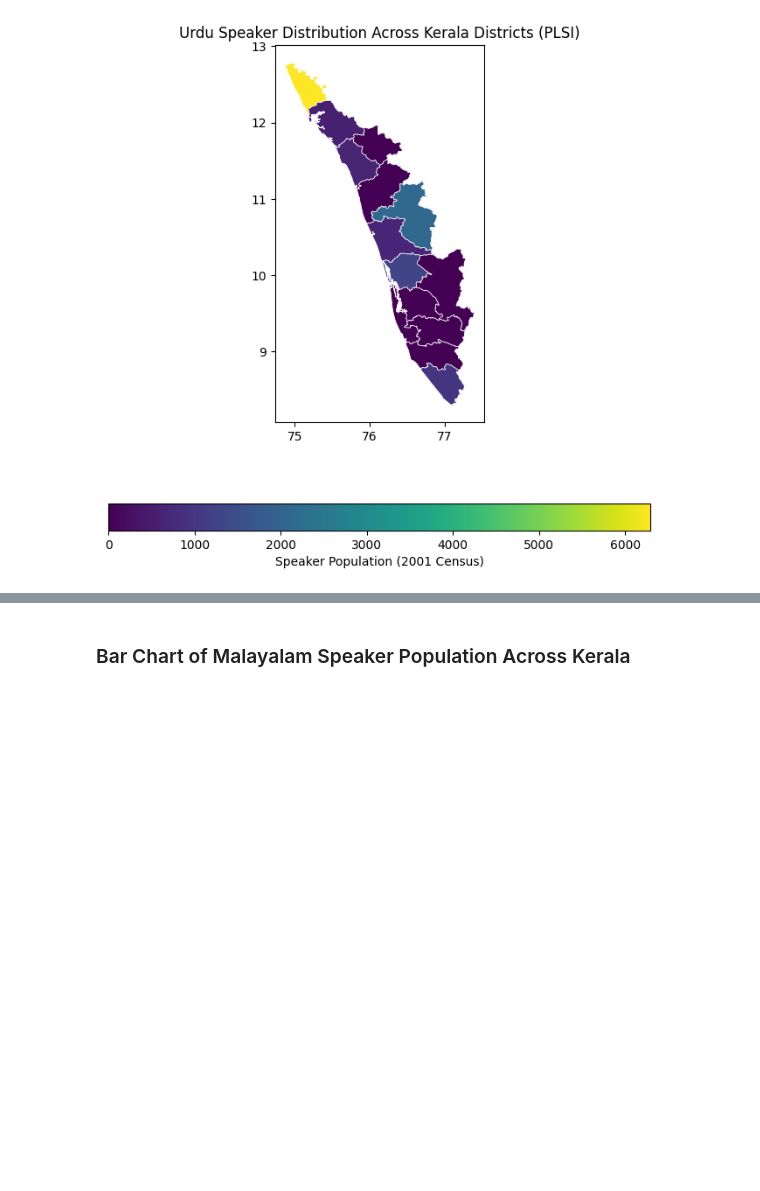
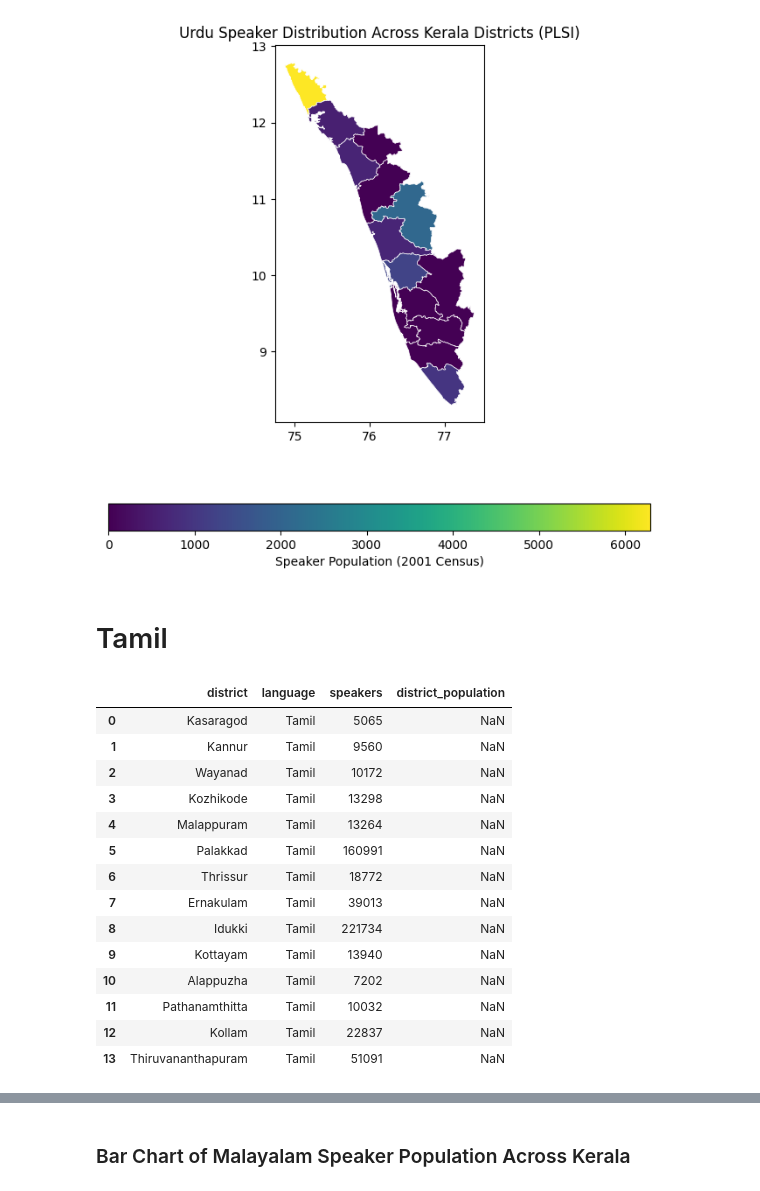
Before and after one commit to squishridyvi/Geographical-Distribution-Mapping-of-Dravidian-Languages-, a Jupyter notebook: Geographical Distribution of Dravidian Languages.ipynb, the cells around one changed output, grey strips where cells are left out. Saved outputs shown, nothing was run; the diff lists cells and outputs as text; code cells hidden in the pictures; blank space fills up the shorter version.

```diff
--- a/Geographical Distribution of Dravidian Languages.ipynb
+++ b/Geographical Distribution of Dravidian Languages.ipynb
@@ -1550,3 +1550,24 @@ ax.set_title(
 );
 # %% [output]
 [figure]
+# %% [markdown]
+# Tamil
+# %%
+tamil_dist_kerala_plsi_df = pd.read_csv("tamil_perc_district_mapping_2001_plsi.csv")
+tamil_dist_kerala_plsi_df
+# %% [output]
+|  | district | language | speakers | district_population |
+| 0 | Kasaragod | Tamil | 5065 | NaN |
+| 1 | Kannur | Tamil | 9560 | NaN |
+| 2 | Wayanad | Tamil | 10172 | NaN |
+| 3 | Kozhikode | Tamil | 13298 | NaN |
+| 4 | Malappuram | Tamil | 13264 | NaN |
+| 5 | Palakkad | Tamil | 160991 | NaN |
+| 6 | Thrissur | Tamil | 18772 | NaN |
+| 7 | Ernakulam | Tamil | 39013 | NaN |
+| 8 | Idukki | Tamil | 221734 | NaN |
+| 9 | Kottayam | Tamil | 13940 | NaN |
+| 10 | Alappuzha | Tamil | 7202 | NaN |
+| 11 | Pathanamthitta | Tamil | 10032 | NaN |
+| 12 | Kollam | Tamil | 22837 | NaN |
+| 13 | Thiruvananthapuram | Tamil | 51091 | NaN |
```
Also changed, not shown: parts of 2 cells of this notebook.
